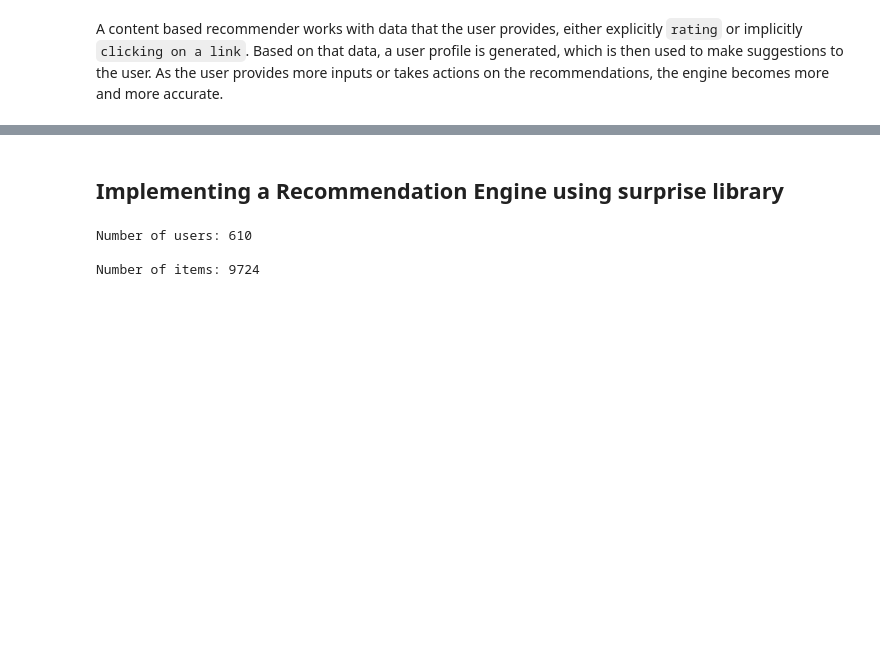
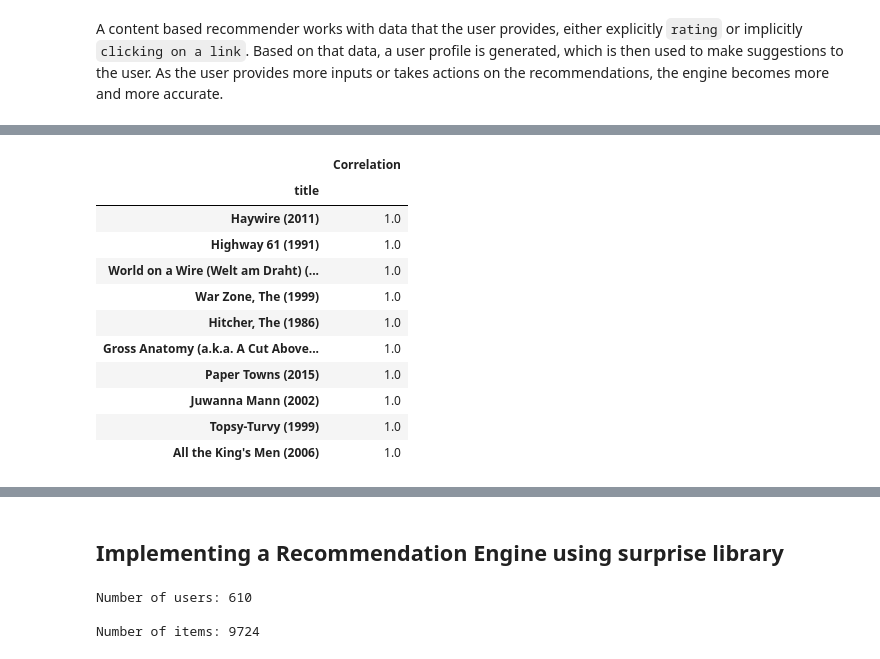
Before and after one commit to E-Juliet/Movie-reccomender, a Jupyter notebook: phase_4_project.ipynb, the cells around one changed output, grey strips where cells are left out. Drawn from its saved outputs; the diff is of its cells as text; code cells hidden in the pictures; blank space fills up the shorter version.

```diff
--- a/phase_4_project.ipynb
+++ b/phase_4_project.ipynb
@@ -865,0 +878,5 @@ Some of these make sense. It makes sense that Smurfs 2, The (2013) is highly cor
+# %%
+#finds the user ratings for the matrix movie from the movie matrix
+movie_name = "Matrix, The (1999)"
+matrix_user_ratings = movie_matrix[movie_name]
+matrix_user_ratings .head()
@@ -865,0 +893,7 @@ Some of these make sense. It makes sense that Smurfs 2, The (2013) is highly cor
+# %%
+# using correlation to find movies similar to the matrix
+similar_to_matrix = movie_matrix.corrwith(matrix_user_ratings)
+corr_matrix =  pd.DataFrame(similar_to_matrix, columns=['Correlation'])
+#drop null values from the dataframe
+corr_matrix.dropna(inplace=True)
+corr_matrix.head()
@@ -865,0 +908,16 @@ Some of these make sense. It makes sense that Smurfs 2, The (2013) is highly cor
+# %%
+#sort the values based on correlation with the matrix movie
+corr_matrix.sort_values('Correlation',ascending = False).head(10)
+# %% [output]
+|  | Correlation |
+| title |  |
+| Haywire (2011) | 1.0 |
+| Highway 61 (1991) | 1.0 |
+| World on a Wire (Welt am Draht) (... | 1.0 |
+| War Zone, The (1999) | 1.0 |
+| Hitcher, The (1986) | 1.0 |
+| Gross Anatomy (a.k.a. A Cut Above... | 1.0 |
+| Paper Towns (2015) | 1.0 |
+| Juwanna Mann (2002) | 1.0 |
+| Topsy-Turvy (1999) | 1.0 |
+| All the King's Men (2006) | 1.0 |
```
Also changed, not shown: parts of 22 cells of this notebook.
